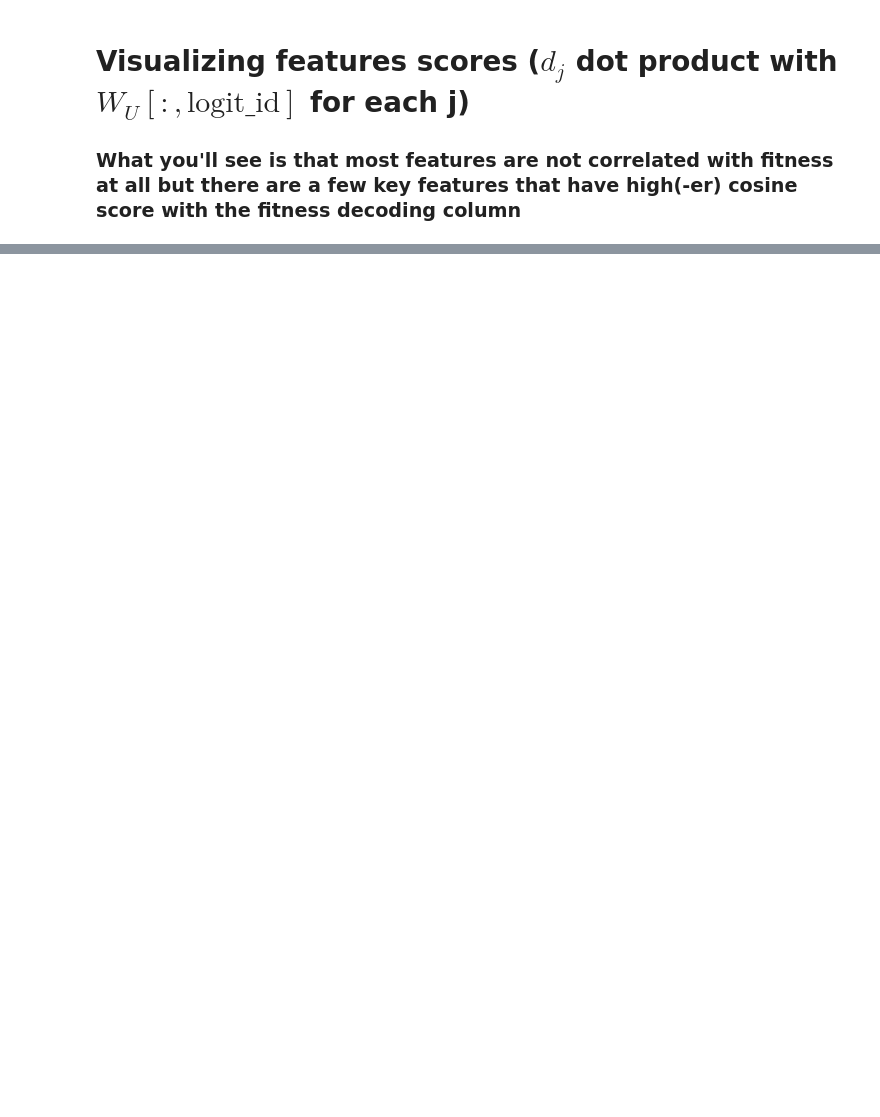
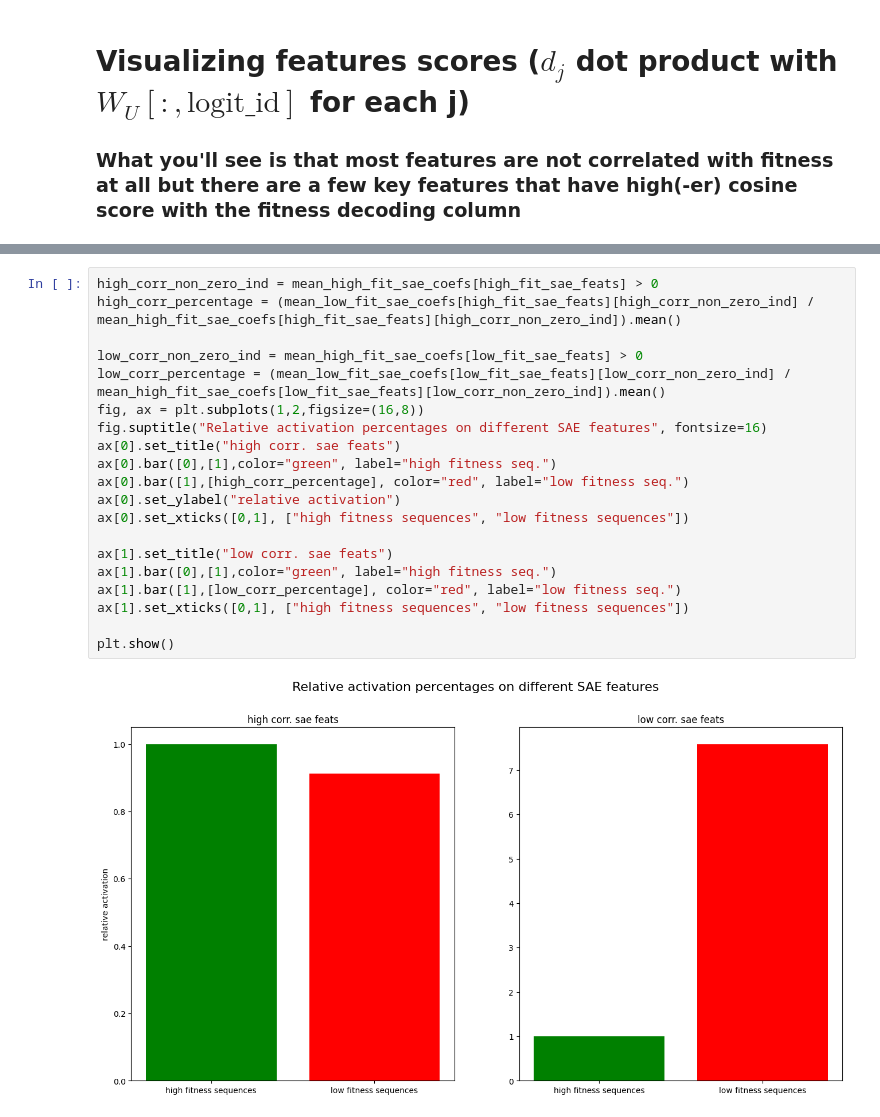
Before and after one commit to blab/mutational-embedding-vectors, a Jupyter notebook: notebooks/plm_circuits/ex21_covfit_SAE.ipynb, the cells around one changed output, grey strips where cells are left out. Saved outputs shown, nothing was run; the diff lists cells and outputs as text; blank space fills up the shorter version.

```diff
--- a/notebooks/plm_circuits/ex21_covfit_SAE.ipynb
+++ b/notebooks/plm_circuits/ex21_covfit_SAE.ipynb
@@ -966,0 +1011,22 @@ plt.show()
+# %%
+high_corr_non_zero_ind = mean_high_fit_sae_coefs[high_fit_sae_feats] > 0
+high_corr_percentage = (mean_low_fit_sae_coefs[high_fit_sae_feats][high_corr_non_zero_ind] / mean_high_fit_sae_coefs[high_fit_sae_feats][high_corr_non_zero_ind]).mean()
+
+low_corr_non_zero_ind = mean_high_fit_sae_coefs[low_fit_sae_feats] > 0
+low_corr_percentage = (mean_low_fit_sae_coefs[low_fit_sae_feats][low_corr_non_zero_ind] / mean_high_fit_sae_coefs[low_fit_sae_feats][low_corr_non_zero_ind]).mean()
+fig, ax = plt.subplots(1,2,figsize=(16,8))
+fig.suptitle("Relative activation percentages on different SAE features", fontsize=16)
+ax[0].set_title("high corr. sae feats")
+ax[0].bar([0],[1],color="green", label="high fitness seq.")
+ax[0].bar([1],[high_corr_percentage], color="red", label="low fitness seq.")
+ax[0].set_ylabel("relative activation")
+ax[0].set_xticks([0,1], ["high fitness sequences", "low fitness sequences"])
+
+ax[1].set_title("low corr. sae feats")
+ax[1].bar([0],[1],color="green", label="high fitness seq.")
+ax[1].bar([1],[low_corr_percentage], color="red", label="low fitness seq.")
+ax[1].set_xticks([0,1], ["high fitness sequences", "low fitness sequences"])
+
+plt.show()
+# %% [output]
+[figure, added]
```
Also changed, not shown: parts of 37 cells of this notebook.
